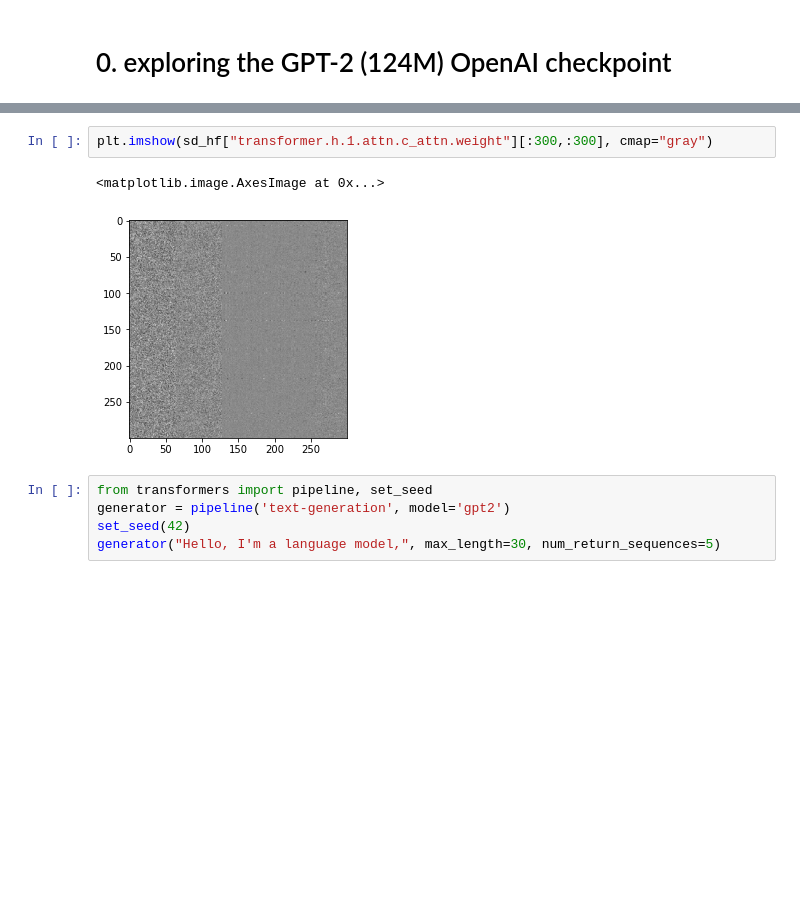
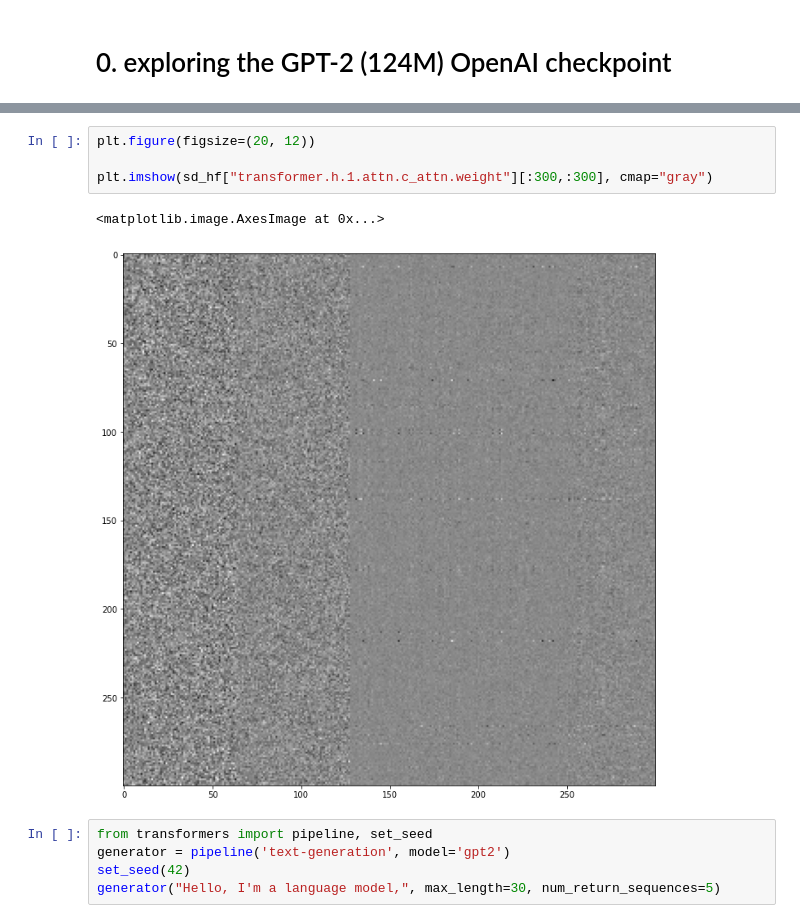
Before and after one commit to tylerxiety/Andrejs_build_nanogpt, a Jupyter notebook: play_myturn.ipynb, the cells around one changed output, grey strips where cells are left out. Drawn from its saved outputs; the diff is of its cells as text; blank space fills up the shorter version.

```diff
--- a/play_myturn.ipynb
+++ b/play_myturn.ipynb
@@ -66,8 +74,10 @@ plt.plot(sd_hf["transformer.wpe.weight"][:, 250])
 # %%
+plt.figure(figsize=(20, 12))
+
 plt.imshow(sd_hf["transformer.h.1.attn.c_attn.weight"][:300,:300], cmap="gray")
 # %% [output]
 <matplotlib.image.AxesImage at 0x...>
-[figure, old version]
+[figure, new version]
 # %%
 from transformers import pipeline, set_seed
 generator = pipeline('text-generation', model='gpt2')
```
Also changed, not shown: parts of 5 cells of this notebook, 3 other files.
